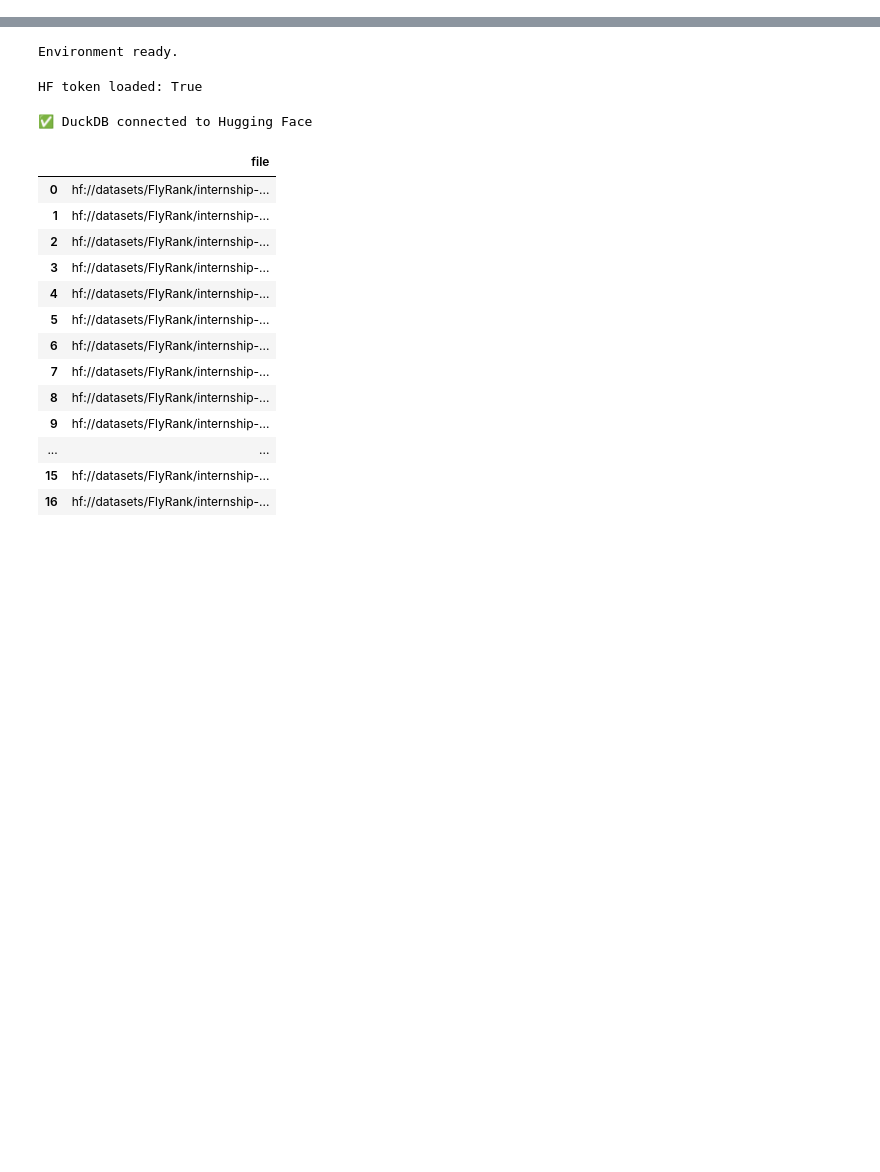
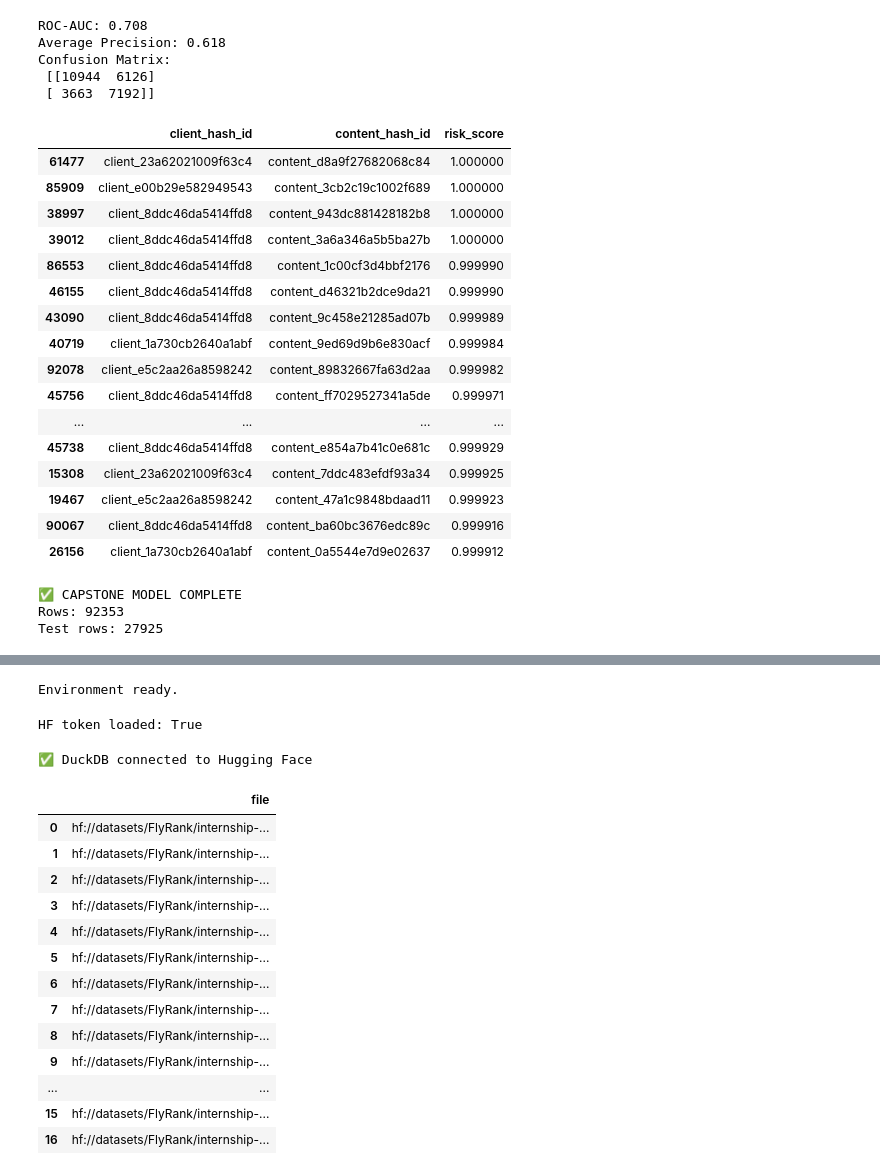
Before and after one commit to akulvibhore/flyrank-ml-internship-, a Jupyter notebook: work/notebooks/capstone.ipynb, the cells around one changed output, grey strips where cells are left out. Cells and saved outputs as stored; diff of their text form; code cells hidden in the pictures; blank space fills up the shorter version.

```diff
--- a/work/notebooks/capstone.ipynb
+++ b/work/notebooks/capstone.ipynb
@@ -14,0 +410,74 @@ This skeleton is yours to fill. Work the sections **in order** — each one has
+# %%
+cols = [
+    "impressions_90d","clicks_90d","sessions_90d",
+    "engaged_sessions_90d","organic_sessions_90d","ai_sessions_90d",
+    "scroll_events_90d","recent_30d_impressions",
+    "previous_30d_impressions","avg_position_90d",
+    "ctr_90d","impression_change_pct"
+]
+
+X = features[cols]
+y = features["target_label"]
+groups = features["client_hash_id"]
+
+train_idx, test_idx = next(
+    GroupShuffleSplit(n_splits=1, test_size=.2, random_state=42)
+    .split(X, y, groups)
+)
+
+X_train, X_test = X.iloc[train_idx], X.iloc[test_idx]
+y_train, y_test = y.iloc[train_idx], y.iloc[test_idx]
+# %%
+model = Pipeline([
+    ("scale", StandardScaler()),
+    ("lr", LogisticRegression(max_iter=1000, class_weight="balanced"))
+])
+
+model.fit(X_train, y_train)
+proba = model.predict_proba(X_test)[:, 1]
+pred = (proba >= .5).astype(int)
+
+print("ROC-AUC:", round(roc_auc_score(y_test, proba), 3))
+print("Average Precision:", round(average_precision_score(y_test, proba), 3))
+print("Confusion Matrix:\n", confusion_matrix(y_test, pred))
+# %% [output]
+ROC-AUC: 0.708
+Average Precision: 0.618
+Confusion Matrix:
+ [[10944  6126]
+ [ 3663  7192]]
+# %%
+results = features.iloc[test_idx][
+    ["client_hash_id", "content_hash_id"]
+].copy()
+
+results["risk_score"] = proba
+results = results.sort_values("risk_score", ascending=False)
+
+display(results.head(20))
+# %% [output]
+|  | client_hash_id | content_hash_id | risk_score |
+| 61477 | client_23a62021009f63c4 | content_d8a9f27682068c84 | 1.000000 |
+| 85909 | client_e00b29e582949543 | content_3cb2c19c1002f689 | 1.000000 |
+| 38997 | client_8ddc46da5414ffd8 | content_943dc881428182b8 | 1.000000 |
+| 39012 | client_8ddc46da5414ffd8 | content_3a6a346a5b5ba27b | 1.000000 |
+| 86553 | client_8ddc46da5414ffd8 | content_1c00cf3d4bbf2176 | 0.999990 |
+| 46155 | client_8ddc46da5414ffd8 | content_d46321b2dce9da21 | 0.999990 |
+| 43090 | client_8ddc46da5414ffd8 | content_9c458e21285ad07b | 0.999989 |
+| 40719 | client_1a730cb2640a1abf | content_9ed69d9b6e830acf | 0.999984 |
+| 92078 | client_e5c2aa26a8598242 | content_89832667fa63d2aa | 0.999982 |
+| 45756 | client_8ddc46da5414ffd8 | content_ff7029527341a5de | 0.999971 |
+| ... | ... | ... | ... |
+| 45738 | client_8ddc46da5414ffd8 | content_e854a7b41c0e681c | 0.999929 |
+| 15308 | client_23a62021009f63c4 | content_7ddc483efdf93a34 | 0.999925 |
+| 19467 | client_e5c2aa26a8598242 | content_47a1c9848bdaad11 | 0.999923 |
+| 90067 | client_8ddc46da5414ffd8 | content_ba60bc3676edc89c | 0.999916 |
+| 26156 | client_1a730cb2640a1abf | content_0a5544e7d9e02637 | 0.999912 |
+# %%
+print("✅ CAPSTONE MODEL COMPLETE")
+print("Rows:", len(features))
+print("Test rows:", len(X_test))
+# %% [output]
+✅ CAPSTONE MODEL COMPLETE
+Rows: 92353
+Test rows: 27925
```
Also changed, not shown: parts of 35 cells of this notebook.
